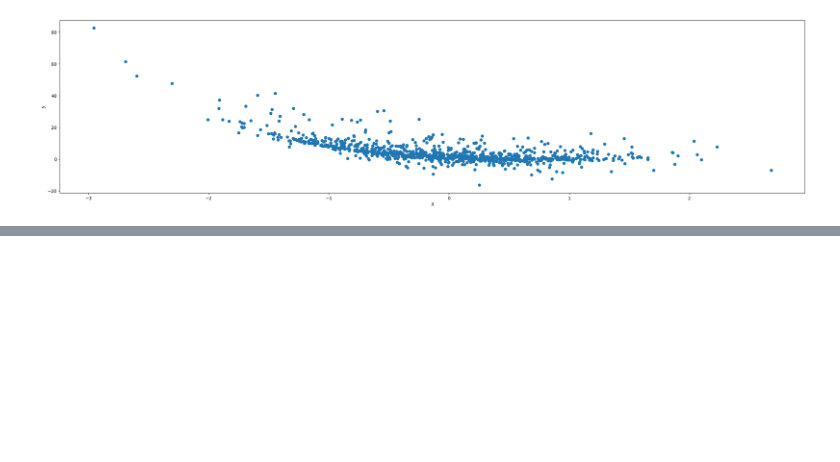
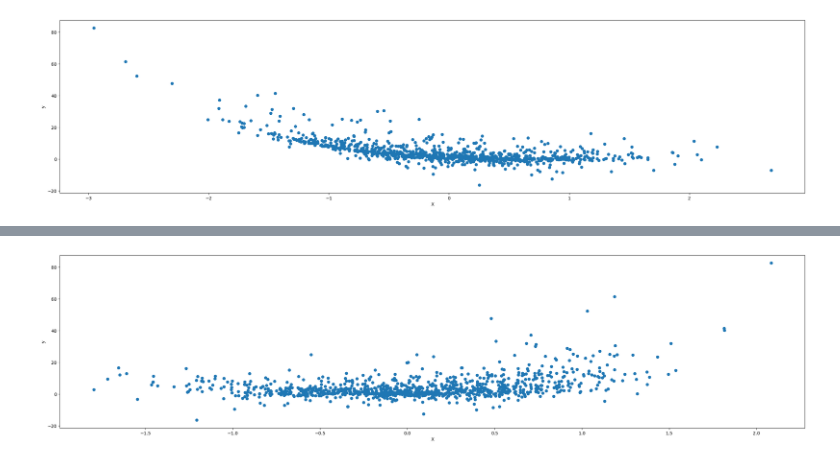
Before and after one commit to MuhammadTarek10/ML-DL, a Jupyter notebook: Abdelrahman-Yasser/tasks/poly.ipynb, the cells around one changed output, grey strips where cells are left out. Drawn from its saved outputs; the diff is of its cells as text; code cells hidden in the pictures; blank space fills up the shorter version.

```diff
--- a/Abdelrahman-Yasser/tasks/poly.ipynb
+++ b/Abdelrahman-Yasser/tasks/poly.ipynb
@@ -64,0 +62,8 @@ plt.show()
+# %%
+plt.figure(figsize = (30,7))
+plt.scatter(X3, y)
+plt.xlabel("X")
+plt.ylabel("y")
+plt.show()
+# %% [output]
+[figure, added]
```
Also changed, not shown: parts of 36 cells of this notebook.
